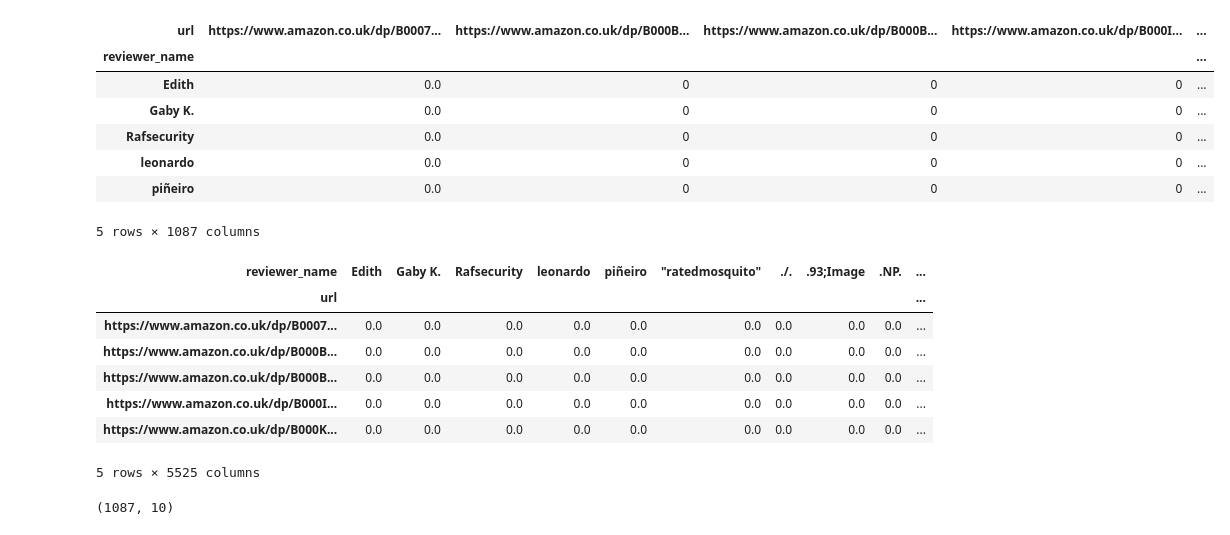
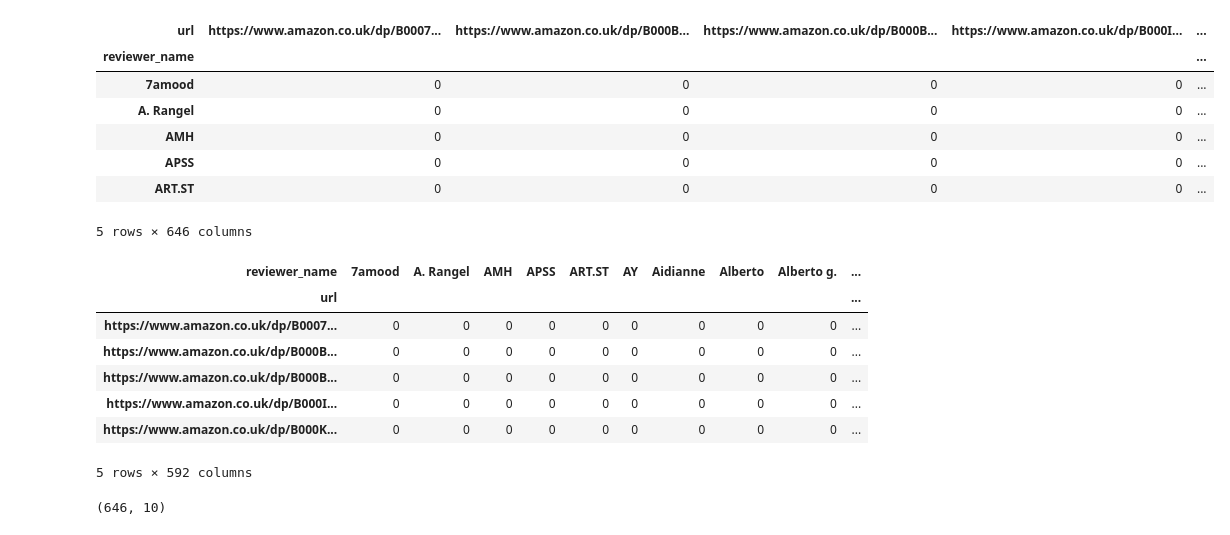
Before and after one commit to the-sanyam/Ecommerce-product-recommendation, a Jupyter notebook: Ecommerce_products_recommendation.ipynb, the cells around one changed output. Drawn from its saved outputs; the diff is of its cells as text; code cells hidden in the pictures.

```diff
--- a/Ecommerce_products_recommendation.ipynb
+++ b/Ecommerce_products_recommendation.ipynb
@@ -70,27 +322,32 @@ dtype: float64
 # %%
-ratings_utility_matrix = df.pivot_table(values='review_rating', index='reviewer_name', columns='url', fill_value=0)
+data = pd.read_csv('shoes-ratings.csv')
+data = data.dropna()
+data = data.drop_duplicates(subset='product_name', keep='first')
+data = data.reset_index(drop=True)
+
+ratings_utility_matrix = data.pivot_table(values='review_rating', index='reviewer_name', columns='url', fill_value=0)
 ratings_utility_matrix.head()
 # %% [output]
 | url | https://www.amazon.co.uk/dp/B0007... | https://www.amazon.co.uk/dp/B000B... | https://www.amazon.co.uk/dp/B000B... | https://www.amazon.co.uk/dp/B000I... | ... |
 | reviewer_name |  |  |  |  | ... |
-| Edith | 0.0 | 0 | 0 | 0 | ... |
-| Gaby K. | 0.0 | 0 | 0 | 0 | ... |
-| Rafsecurity | 0.0 | 0 | 0 | 0 | ... |
-| leonardo | 0.0 | 0 | 0 | 0 | ... |
-| piñeiro | 0.0 | 0 | 0 | 0 | ... |
+| 7amood | 0 | 0 | 0 | 0 | ... |
+| A. Rangel | 0 | 0 | 0 | 0 | ... |
+| AMH | 0 | 0 | 0 | 0 | ... |
+| APSS | 0 | 0 | 0 | 0 | ... |
+| ART.ST | 0 | 0 | 0 | 0 | ... |
-5 rows × 1087 columns
+5 rows × 646 columns
 # %%
 X = ratings_utility_matrix.T
 X.head()
 # %% [output]
-| reviewer_name | Edith | Gaby K. | Rafsecurity | leonardo | piñeiro | "ratedmosquito" | ./. | .93;Image | .NP. | ... |
+| reviewer_name | 7amood | A. Rangel | AMH | APSS | ART.ST | AY | Aidianne | Alberto | Alberto g. | ... |
 | url |  |  |  |  |  |  |  |  |  | ... |
-| https://www.amazon.co.uk/dp/B0007... | 0.0 | 0.0 | 0.0 | 0.0 | 0.0 | 0.0 | 0.0 | 0.0 | 0.0 | ... |
-| https://www.amazon.co.uk/dp/B000B... | 0.0 | 0.0 | 0.0 | 0.0 | 0.0 | 0.0 | 0.0 | 0.0 | 0.0 | ... |
-| https://www.amazon.co.uk/dp/B000B... | 0.0 | 0.0 | 0.0 | 0.0 | 0.0 | 0.0 | 0.0 | 0.0 | 0.0 | ... |
-| https://www.amazon.co.uk/dp/B000I... | 0.0 | 0.0 | 0.0 | 0.0 | 0.0 | 0.0 | 0.0 | 0.0 | 0.0 | ... |
-| https://www.amazon.co.uk/dp/B000K... | 0.0 | 0.0 | 0.0 | 0.0 | 0.0 | 0.0 | 0.0 | 0.0 | 0.0 | ... |
+| https://www.amazon.co.uk/dp/B0007... | 0 | 0 | 0 | 0 | 0 | 0 | 0 | 0 | 0 | ... |
+| https://www.amazon.co.uk/dp/B000B... | 0 | 0 | 0 | 0 | 0 | 0 | 0 | 0 | 0 | ... |
+| https://www.amazon.co.uk/dp/B000B... | 0 | 0 | 0 | 0 | 0 | 0 | 0 | 0 | 0 | ... |
+| https://www.amazon.co.uk/dp/B000I... | 0 | 0 | 0 | 0 | 0 | 0 | 0 | 0 | 0 | ... |
+| https://www.amazon.co.uk/dp/B000K... | 0 | 0 | 0 | 0 | 0 | 0 | 0 | 0 | 0 | ... |
-5 rows × 5525 columns
+5 rows × 592 columns
 # %%
 import sklearn
 from sklearn.decomposition import TruncatedSVD
@@ -100,6 +357,6 @@ SVD = TruncatedSVD(n_components=10)
 decomposed_matrix = SVD.fit_transform(X)
 decomposed_matrix.shape
 # %% [output]
-(1087, 10)
+(646, 10)
 # %%
 correlation_matrix = np.corrcoef(decomposed_matrix)
```
Also changed, not shown: parts of 30 cells of this notebook.
